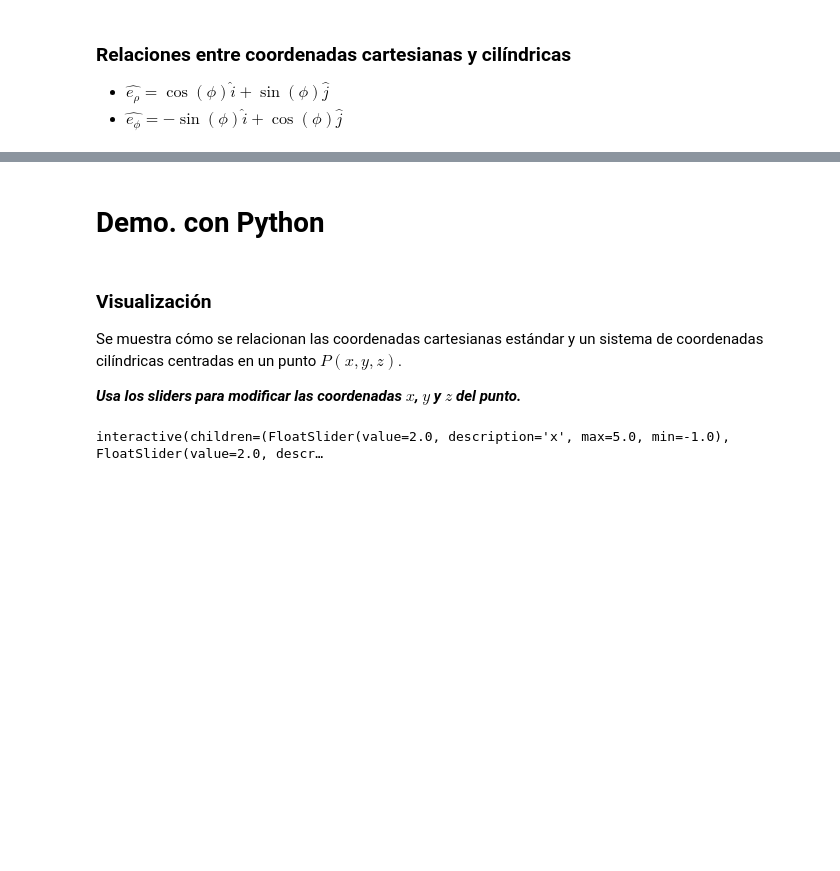
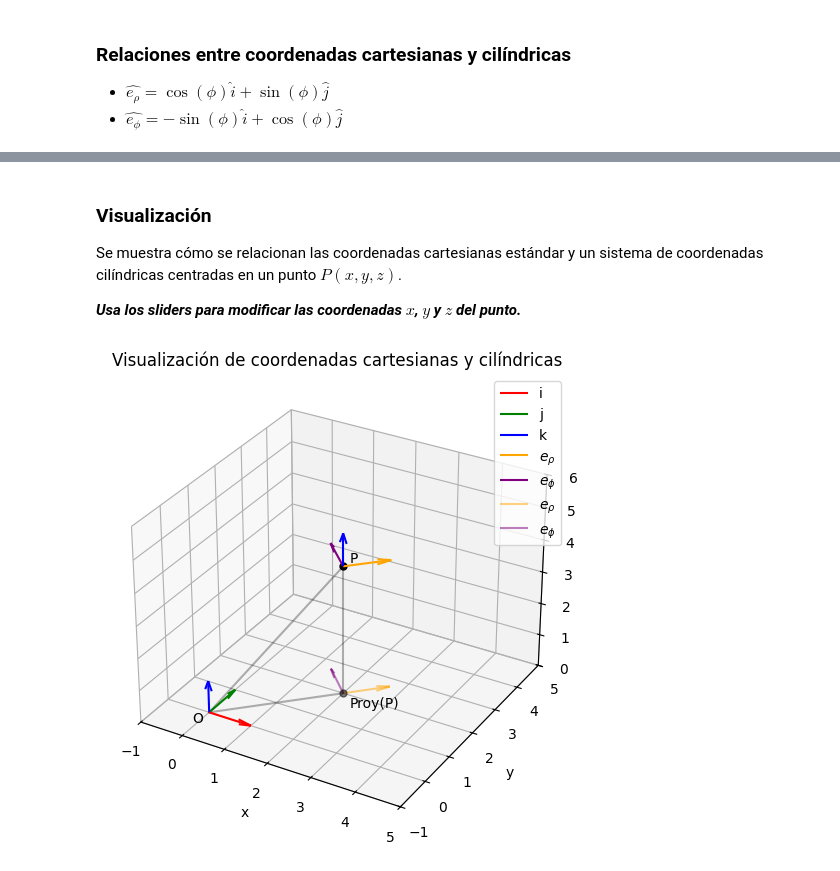
Before and after one commit to agustin-recoba/notas-mecanica, a Jupyter notebook: notebooks/clase1.ipynb, the cells around one changed output, grey strips where cells are left out. Drawn from its saved outputs; the diff is of its cells as text; code cells hidden in the pictures; blank space fills up the shorter version.

```diff
--- a/notebooks/clase1.ipynb
+++ b/notebooks/clase1.ipynb
@@ -92,14 +92,10 @@ Mantenemos las dos bases de las coordenadas cilíndricas:
 - $\hat{e}_\phi$: vector unitario azimutal
 
 ![alt text](media/clase1/polares.png)
-# %% [markdown]
-# Demo. con Python
 # %%
 from sympy import atan2, cos, sin
 from sympy.vector import CoordSys3D
 import matplotlib.pyplot as plt
-import ipywidgets as widgets
-from ipywidgets import interact
 from IPython.display import display, Markdown
 
 %matplotlib inline
@@ -119,12 +115,15 @@ coordenadas cilíndricas centradas en un punto $P(x,y,z)$.
 
 N = CoordSys3D("N")
 
+# Descomentar lo siguiente para desplegar el gráfico interactivo
 
-@interact(
-    x=widgets.FloatSlider(value=2, min=-1, max=5, step=0.1),
-    y=widgets.FloatSlider(value=2, min=-1, max=5, step=0.1),
-    z=widgets.FloatSlider(value=4, min=0, max=6, step=0.1),
-)
+# import ipywidgets as widgets
+# from ipywidgets import interact
+# @interact(
+#     x=widgets.FloatSlider(value=2, min=-1, max=5, step=0.1),
+#     y=widgets.FloatSlider(value=2, min=-1, max=5, step=0.1),
+#     z=widgets.FloatSlider(value=4, min=0, max=6, step=0.1),
+# )
 def plot_coords(x, y, z):
     p_tuple = (x, y, z)
     phi = atan2(y, x)
@@ -199,31 +198,33 @@ def plot_coords(x, y, z):
         y,
         0,
         float(e_phi.dot(N.i)),
         float(e_phi.dot(N.j)),
         0,
         color="purple",
         length=1,
         normalize=True,
         label=r"$e_\phi$",
         alpha=0.5,
     )
 
     # Configuración de la gráfica
     ax.set_xlim([-1, 5])
     ax.set_ylim([-1, 5])
     ax.set_zlim([0, 6])
     ax.set_xlabel("x")
     ax.set_ylabel("y")
     ax.set_zlabel("z")
     ax.set_title("Visualización de coordenadas cartesianas y cilíndricas")
     plt.legend()
     plt.show()
+
+plot_coords(2, 2, 4)
 # %% [output]
 
 ### Visualización
 
 Se muestra cómo se relacionan las coordenadas cartesianas estándar y un sistema de
 coordenadas cilíndricas centradas en un punto $P(x,y,z)$.
 
 ***Usa los sliders para modificar las coordenadas $x$, $y$ y $z$ del punto.***
-interactive(children=(FloatSlider(value=2.0, description='x', max=5.0, min=-1.0), FloatSlider(value=2.0, descr…
+[figure, added]
```
Also changed, not shown: parts of 1 cell of this notebook, 1 other file.
